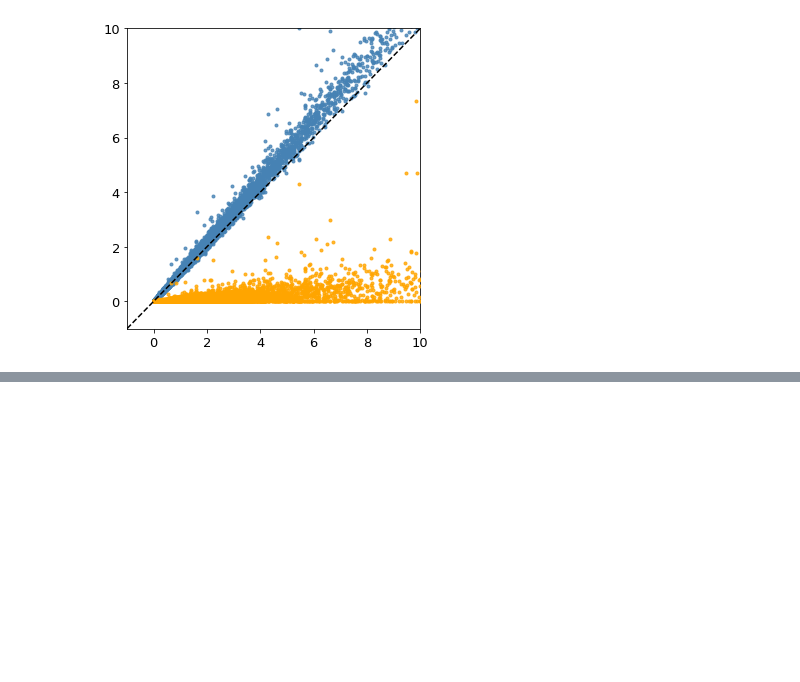
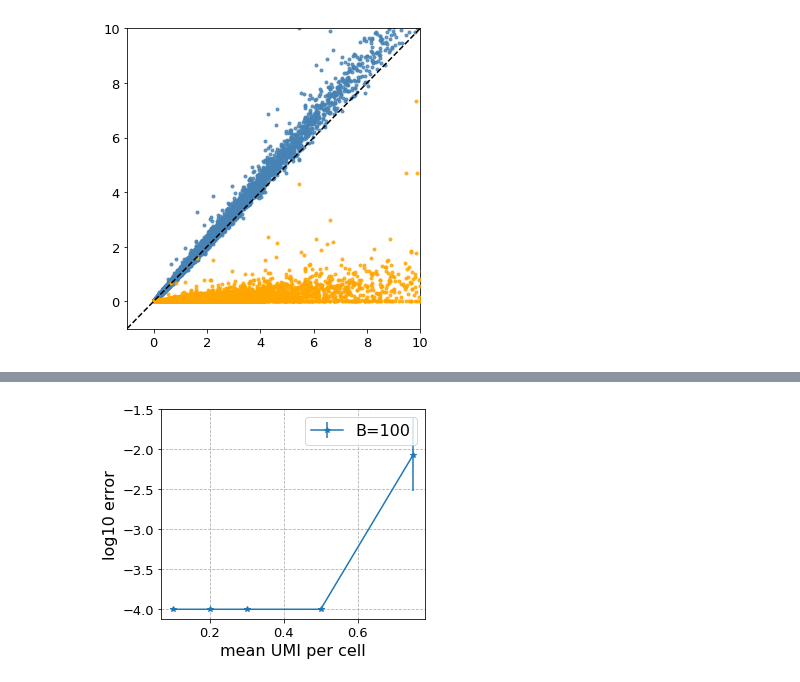
Before and after one commit to martinjzhang/single_cell_eb, a Jupyter notebook: experiments/figure_ercc.ipynb, the cells around one changed output, grey strips where cells are left out. Cells and saved outputs as stored; diff of their text form; code cells hidden in the pictures; blank space fills up the shorter version.

```diff
--- a/experiments/figure_ercc.ipynb
+++ b/experiments/figure_ercc.ipynb
@@ -259,0 +262,18 @@ plt.show()
+# %%
+data_full = data_ercc_dic['Svensson']
+gene_list = list(data_full.var_names)
+select_list = []
+for gene in gene_list:
+    temp = np.mean(data_full[:,gene].X)
+    if temp > 10 and temp<20:
+#         print(gene , temp)
+        select_list.append(gene)
+data_select = data_full[:, select_list]
+size_factor = sd.dd_size_factor(data_select,verbose=False)
+M_ml,M_dd = sd.dd_1d_moment(data_select,verbose=False,size_factor=size_factor)
+p0_ml,p0_dd = sd.dd_inactive_prob(data_select, size_factor=size_factor,
+                                  relative_depth=1, verbose=False)
+cv_dd = sd.M_to_cv(M_dd)
+cv_ml = sd.M_to_cv(M_ml)
+for i in range(len(select_list)):
+    print(select_list[i], cv_dd[i], cv_ml[i], p0_dd[i], p0_ml[i])
@@ -259,0 +327,19 @@ plt.show()
+# %%
+plt.figure(figsize=[5,4])
+for B in B_list:
+    error_dd = res_dic_cv[B].clip(min=1e-4)
+    mean_err = np.nanmean(error_dd, axis=0)
+    std_err = np.nanstd(error_dd, axis=0) / np.sqrt(np.sum(~np.isnan(error_dd), axis=0))
+    y_val = np.log10(mean_err)
+    y_err = np.log10(mean_err+std_err) - np.log10(mean_err)
+    plt.errorbar(Nr_bar_list[:-1], y_val[:-1], y_err[:-1]*3, label='B=%d'%(B), marker='*')
+plt.xlabel('mean UMI per cell', fontsize=16)
+plt.ylabel('log10 error', fontsize=16)
+plt.legend(fontsize=16)
+plt.grid(linestyle='--')
+plt.tight_layout()
+# plt.savefig(output_folder+'/subsample_cv.png')
+# plt.savefig(output_folder+'/subsample_cv.pdf')
+plt.show()
+# %% [output]
+[figure, added]
```
Also changed, not shown: parts of 4 cells of this notebook, 21 other files.
